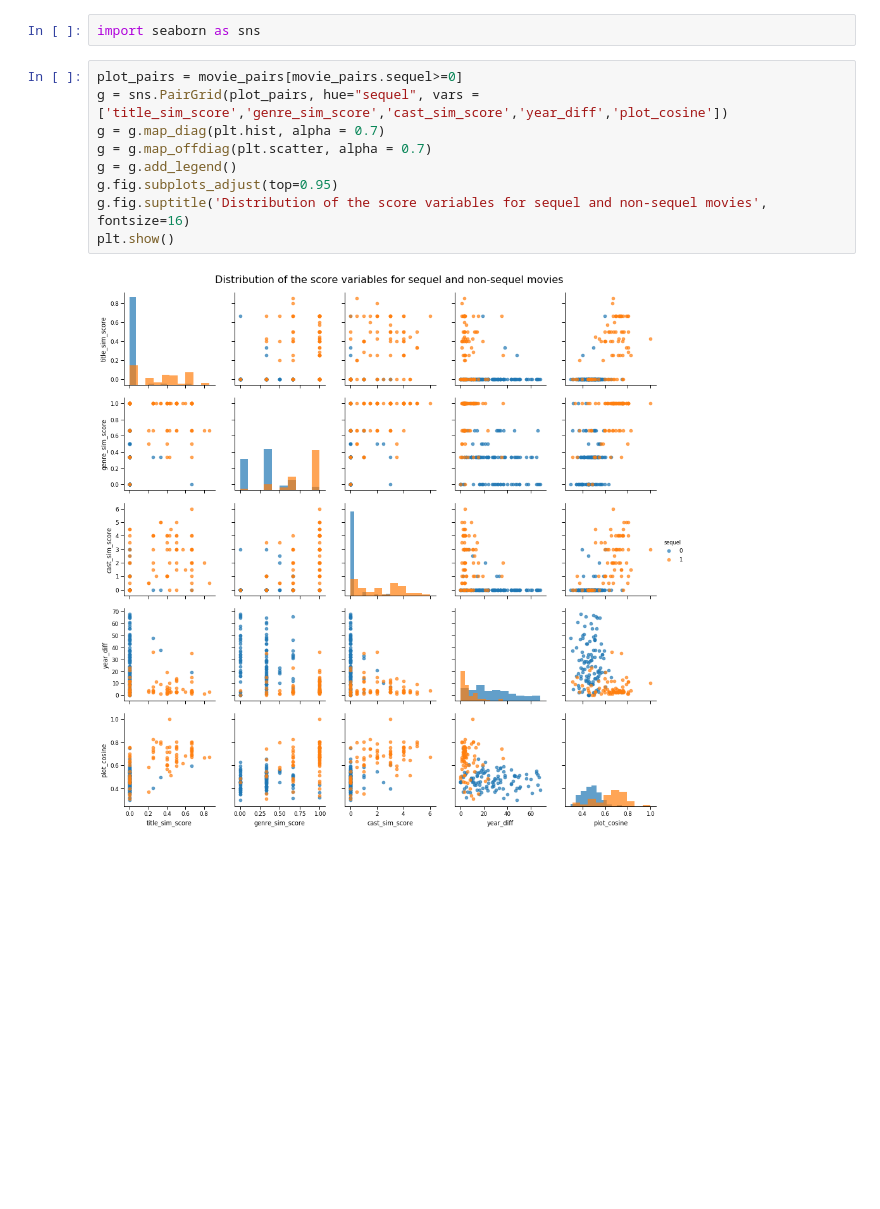
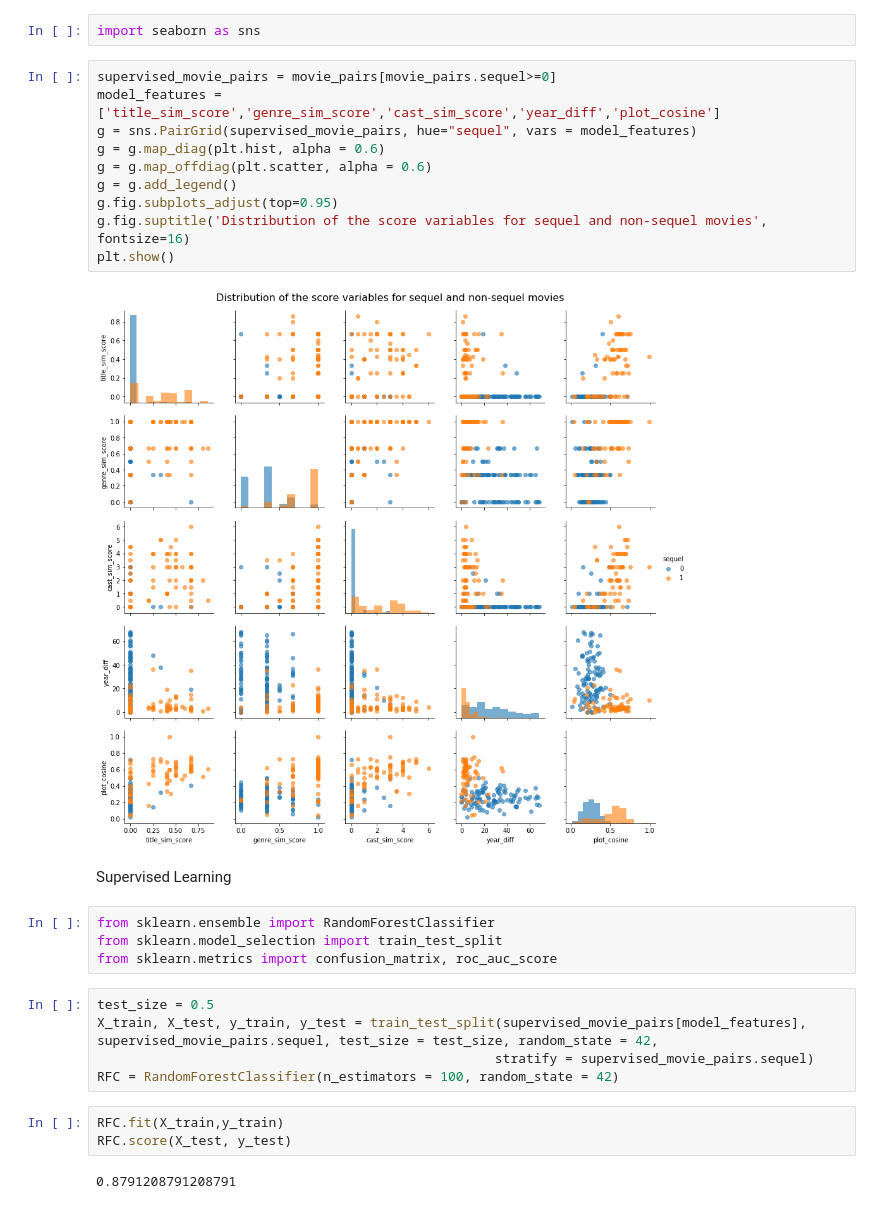
Before and after one commit to MaximeKan/Semi-Supervised, a Jupyter notebook: Identify_sequels.ipynb, the cells around one changed output. Cells and saved outputs as stored; diff of their text form; blank space fills up the shorter version.

Commit message:
First modeling attempts

```diff
--- a/Identify_sequels.ipynb
+++ b/Identify_sequels.ipynb
@@ -450,13 +451,30 @@ movie_pairs.head()
 # %%
 import seaborn as sns
 # %%
-plot_pairs = movie_pairs[movie_pairs.sequel>=0]
-g = sns.PairGrid(plot_pairs, hue="sequel", vars = ['title_sim_score','genre_sim_score','cast_sim_score','year_diff','plot_cosine'])
-g = g.map_diag(plt.hist, alpha = 0.7)
-g = g.map_offdiag(plt.scatter, alpha = 0.7)
+supervised_movie_pairs = movie_pairs[movie_pairs.sequel>=0]
+model_features = ['title_sim_score','genre_sim_score','cast_sim_score','year_diff','plot_cosine']
+g = sns.PairGrid(supervised_movie_pairs, hue="sequel", vars = model_features)
+g = g.map_diag(plt.hist, alpha = 0.6)
+g = g.map_offdiag(plt.scatter, alpha = 0.6)
 g = g.add_legend()
 g.fig.subplots_adjust(top=0.95)
 g.fig.suptitle('Distribution of the score variables for sequel and non-sequel movies', fontsize=16)
 plt.show()
 # %% [output]
-[figure, old version]
+[figure, new version]
+# %% [markdown]
+Supervised Learning
+# %%
+from sklearn.ensemble import RandomForestClassifier
+from sklearn.model_selection import train_test_split
+from sklearn.metrics import confusion_matrix, roc_auc_score
+# %%
+test_size = 0.5
+X_train, X_test, y_train, y_test = train_test_split(supervised_movie_pairs[model_features], supervised_movie_pairs.sequel, test_size = test_size, random_state = 42,
+                                                   stratify = supervised_movie_pairs.sequel)
+RFC = RandomForestClassifier(n_estimators = 100, random_state = 42)
+# %%
+RFC.fit(X_train,y_train)
+RFC.score(X_test, y_test)
+# %% [output]
+0.8791208791208791
```
Also changed, not shown: parts of 23 cells of this notebook.
